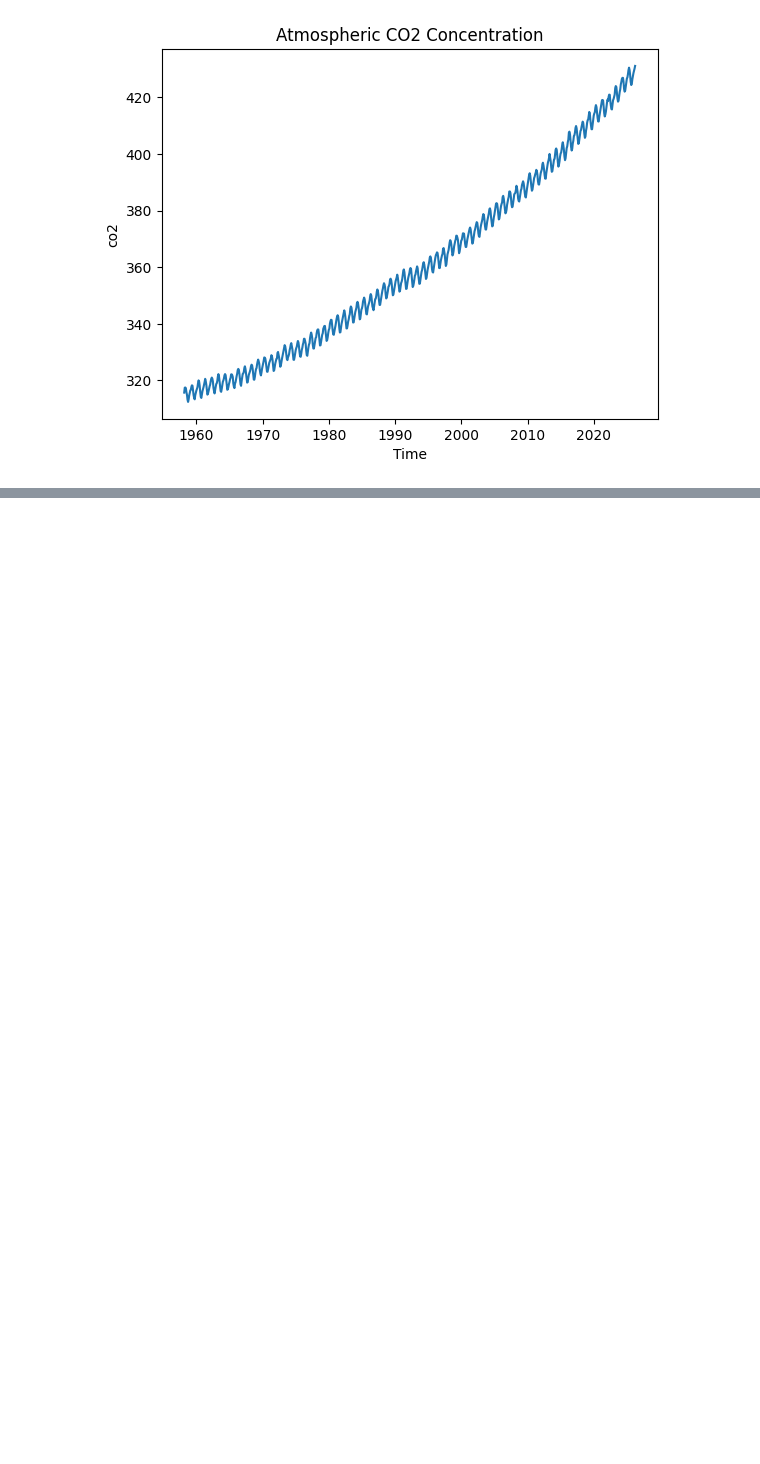
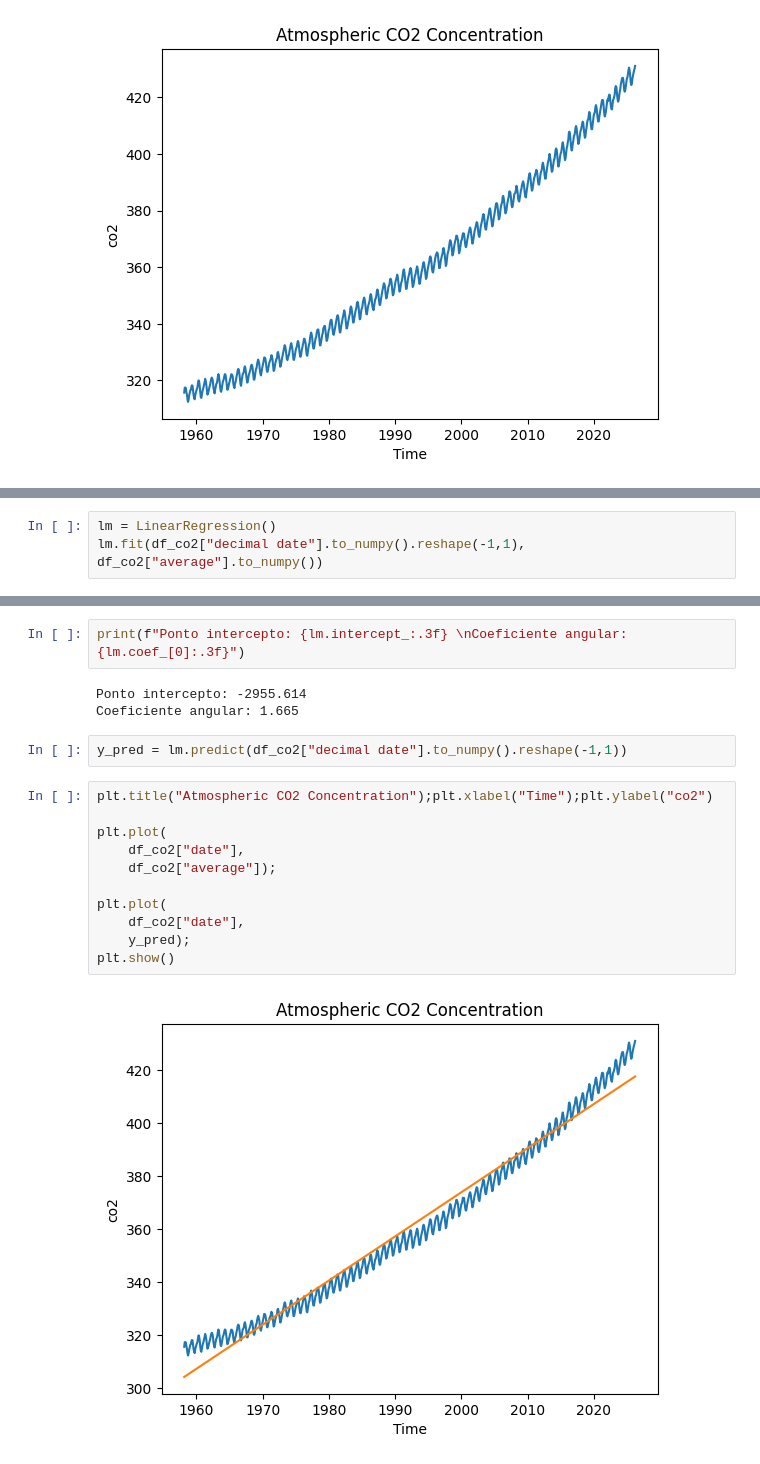
Before and after one commit to jayr0n/Time-Series-Coursera, a Jupyter notebook: Week-1/Basic Statistics.ipynb, the cells around one changed output, grey strips where cells are left out. Saved outputs shown, nothing was run; the diff lists cells and outputs as text; blank space fills up the shorter version.

Commit message:
basic linear regresion

```diff
--- a/Week-1/Basic Statistics.ipynb
+++ b/Week-1/Basic Statistics.ipynb
@@ -238,0 +260,3 @@ plt.show()
+# %%
+lm = LinearRegression()
+lm.fit(df_co2["decimal date"].to_numpy().reshape(-1,1), df_co2["average"].to_numpy())
@@ -238,0 +288,20 @@ plt.show()
+# %%
+print(f"Ponto intercepto: {lm.intercept_:.3f} \nCoeficiente angular: {lm.coef_[0]:.3f}")
+# %% [output]
+Ponto intercepto: -2955.614
+Coeficiente angular: 1.665
+# %%
+y_pred = lm.predict(df_co2["decimal date"].to_numpy().reshape(-1,1))
+# %%
+plt.title("Atmospheric CO2 Concentration");plt.xlabel("Time");plt.ylabel("co2")
+
+plt.plot(
+    df_co2["date"],
+    df_co2["average"]);
+
+plt.plot(
+    df_co2["date"],
+    y_pred);
+plt.show()
+# %% [output]
+[figure, added]
```
Also changed, not shown: parts of 8 cells of this notebook.
